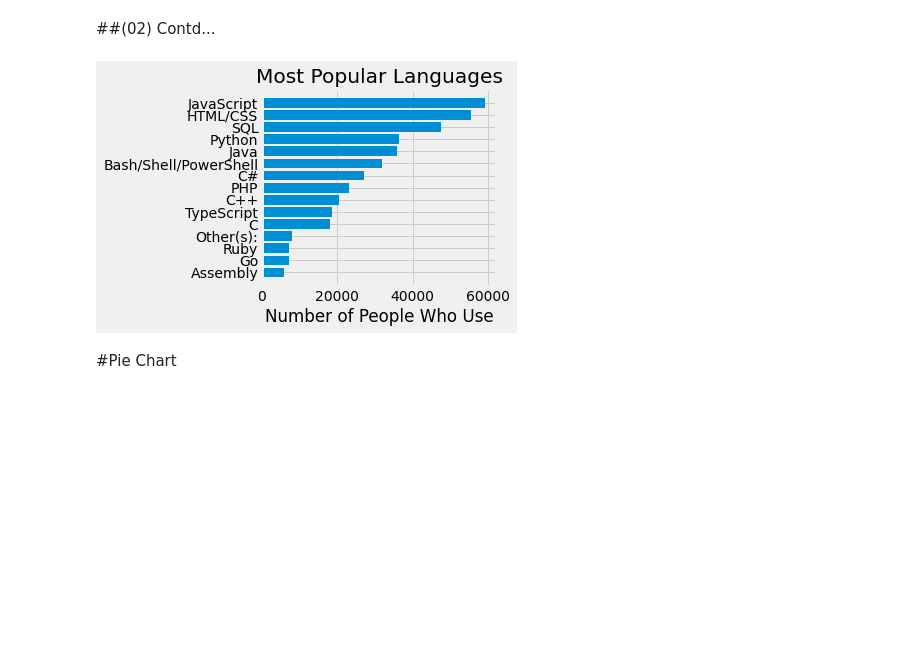
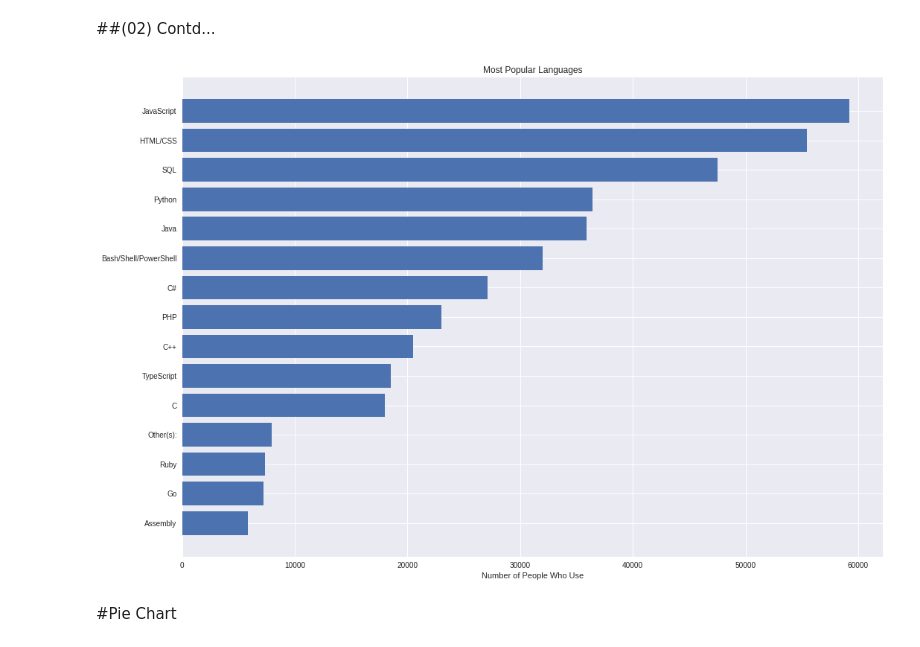
Before and after one commit to GPrathap/pythonII, a Jupyter notebook: matplot.ipynb, the cells around one changed output. Saved outputs shown, nothing was run; the diff lists cells and outputs as text; code cells hidden in the pictures; blank space fills up the shorter version.

```diff
--- a/matplot.ipynb
+++ b/matplot.ipynb
@@ -195,39 +200,39 @@ import numpy as np
 import pandas as pd
 from collections import Counter
 from matplotlib import pyplot as plt
-
+plt.figure(figsize=(15,10))
 plt.style.use("seaborn")
 
-data = pd.read_csv('/content/sample_data/data.csv')
+data = pd.read_csv('/content/drive/MyDrive/Colab Notebooks/data/data-2.csv')
 ids = data['Responder_id']
 lang_responses = data['LanguagesWorkedWith']
 
 language_counter = Counter()
 
 for response in lang_responses:
     language_counter.update(response.split(';'))
 
 languages = []
 popularity = []
 
 for item in language_counter.most_common(15):
     languages.append(item[0])
     popularity.append(item[1])
 
 languages.reverse()
 popularity.reverse()
 
 plt.barh(languages, popularity)
 
 plt.title("Most Popular Languages")
 # plt.ylabel("Programming Languages")
 plt.xlabel("Number of People Who Use")
 
 plt.tight_layout()
 
 plt.show()
 # %% [output]
-[figure, old version]
+[figure, new version]
 # %% [markdown]
 #Pie Chart
 # %%
```
Also changed, not shown: parts of 4 cells of this notebook.
